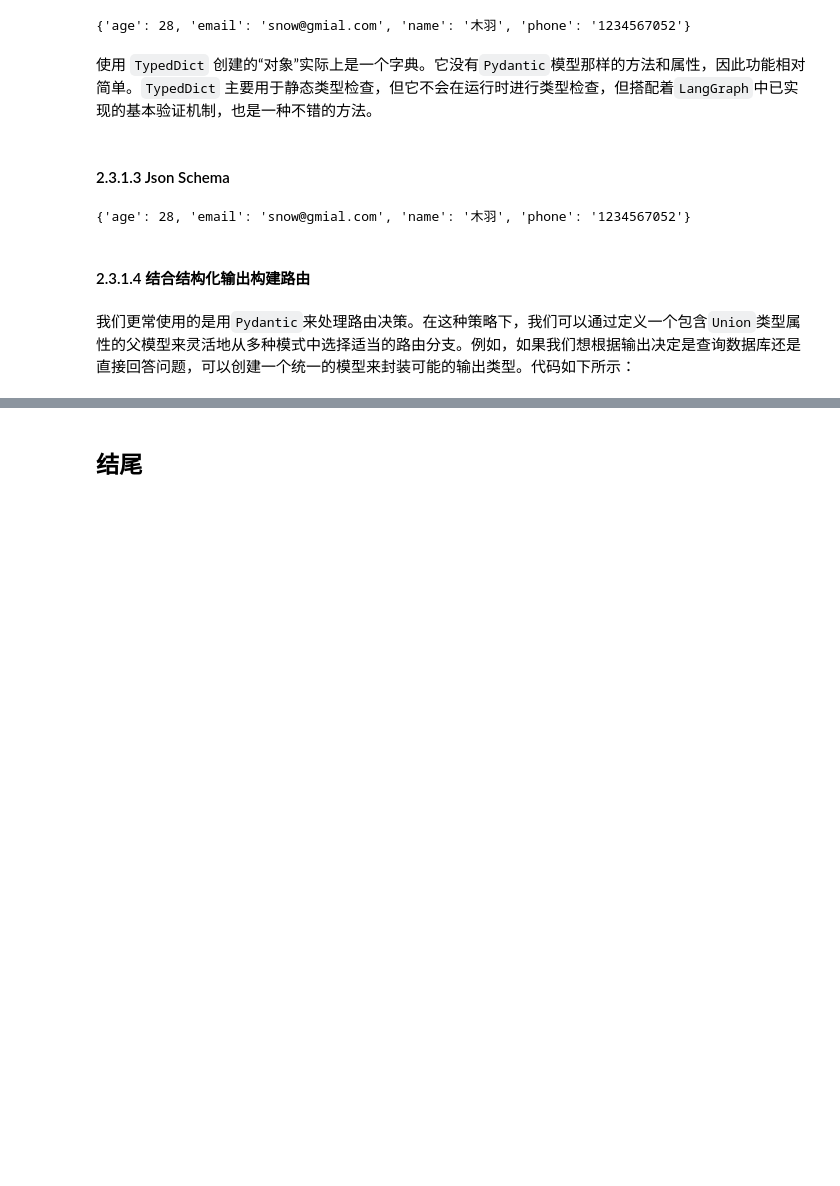
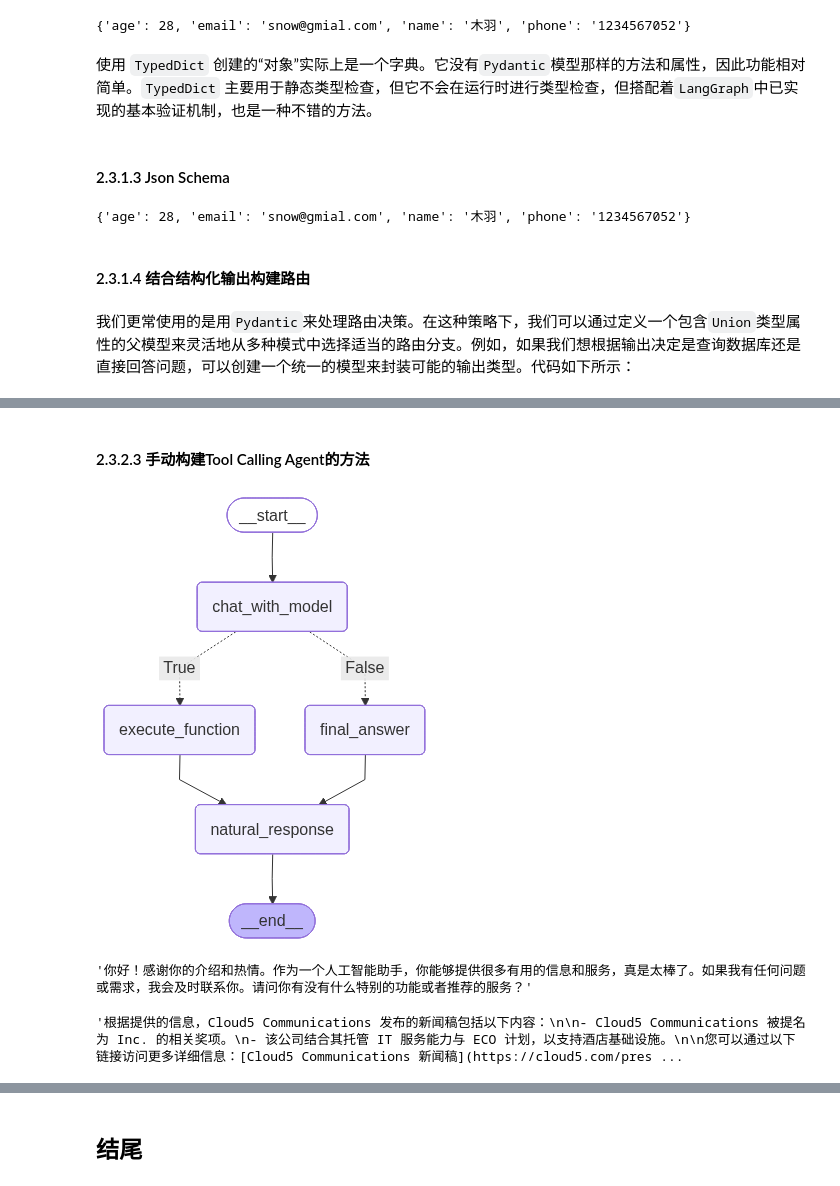
Before and after one commit to erloesen/AgentDev, a Jupyter notebook: 7.LangGraph/LangGraph.ipynb, the cells around one changed output, grey strips where cells are left out. Saved outputs shown, nothing was run; the diff lists cells and outputs as text; code cells hidden in the pictures; blank space fills up the shorter version.

```diff
--- a/7.LangGraph/LangGraph.ipynb
+++ b/7.LangGraph/LangGraph.ipynb
@@ -1389,0 +2026,2 @@ FinalResponse(final_output=UserInfo(name='木羽', age=28, email='snow@gmial.com
+# %% [markdown]
+#### 2.3.2.3 手动构建Tool Calling Agent的方法
@@ -1389,0 +2054,44 @@ FinalResponse(final_output=UserInfo(name='木羽', age=28, email='snow@gmial.com
+# %%
+SYSTEM_PROMPT = """
+Please summarize the information obtained so far and generate a professional response. Note, please reply in Chinese.
+"""
+# %%
+def natural_response(state):
+    """generate final language responses"""
+    messages = state['messages'][-1]
+    messages = [SystemMessage(content=SYSTEM_PROMPT)] + [HumanMessage(content=messages.content)]
+    response = llm.invoke(messages)
+    return {"messages": [response]}
+# %%
+def exists_function_calling(state: AgentState):
+    result = state['messages'][-1]
+    return len(result.tool_calls) > 0
+# %%
+class AgentState(TypedDict):
+    messages: Annotated[list[AnyMessage], operator.add]
+# %%
+graph = StateGraph(AgentState)
+
+graph.add_node("chat_with_model", chat_with_model)
+graph.add_node("execute_function", execute_function)
+graph.add_node("final_answer", final_answer)
+graph.add_node("natural_response", natural_response)
+
+# 设置图的启动节点
+graph.set_entry_point("chat_with_model")
+
+graph.add_conditional_edges(
+    "chat_with_model",
+    exists_function_calling,
+    {True: "execute_function", False: "final_answer"}
+    )
+
+graph.add_edge("execute_function", "natural_response")
+graph.add_edge("final_answer", "natural_response")
+
+graph.set_finish_point("natural_response")
+
+graph = graph.compile()
+display(Image(graph.get_graph(xray=True).draw_mermaid_png()))
+# %% [output]
+[figure, added]
@@ -1389,0 +2102,12 @@ FinalResponse(final_output=UserInfo(name='木羽', age=28, email='snow@gmial.com
+# %%
+messages = [HumanMessage(content="你好，请你介绍一下你自己")]
+result = graph.invoke({"messages": messages})
+result["messages"][-1].content
+# %% [output]
+'你好！感谢你的介绍和热情。作为一个人工智能助手，你能够提供很多有用的信息和服务，真是太棒了。如果我有任何问题或需求，我会及时联系你。请问你有没有什么特别的功能或者推荐的服务？'
+# %%
+messages = [HumanMessage(content="Cloud3.5的最新新闻")]
+result = graph.invoke({"messages": messages})
+result["messages"][-1].content
+# %% [output]
+'根据提供的信息，Cloud5 Communications 发布的新闻稿包括以下内容：\n\n- Cloud5 Communications 被提名为 Inc. 的相关奖项。\n- 该公司结合其托管 IT 服务能力与 ECO 计划，以支持酒店基础设施。\n\n您可以通过以下链接访问更多详细信息：[Cloud5 Communications 新闻稿](https://cloud5.com/pres ...
```
Also changed, not shown: parts of 89 cells of this notebook, 1 other file.
